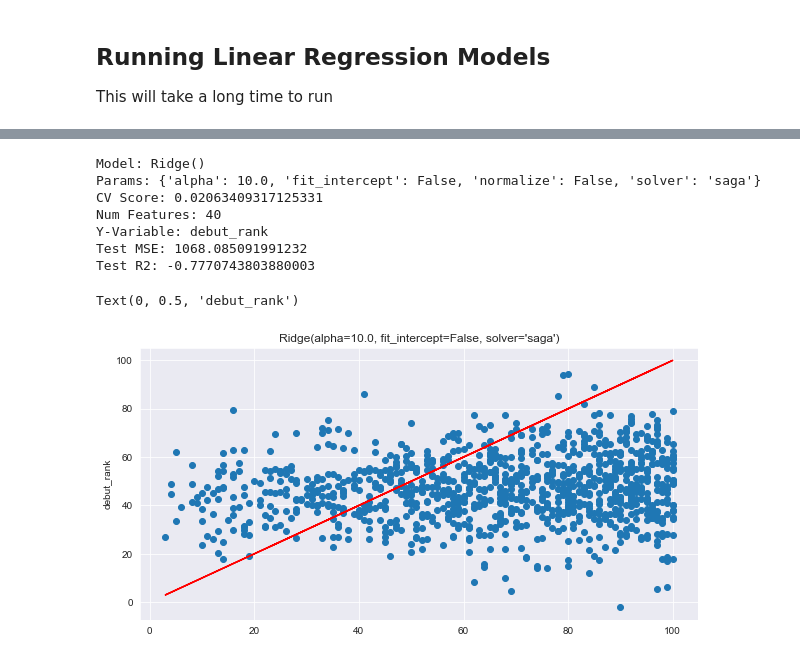
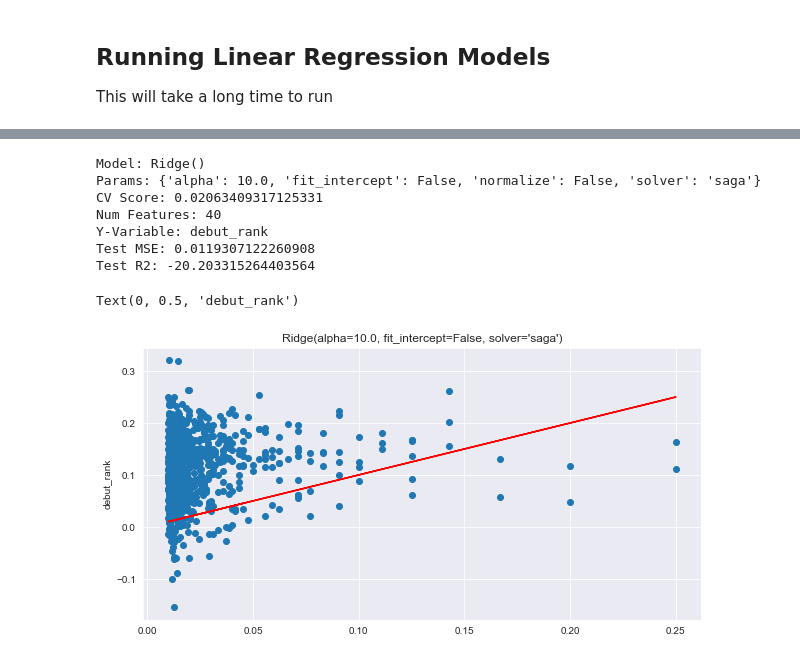
Before and after one commit to Santius0/comp-6940-project, a Jupyter notebook: notebooks/regression.ipynb, the cells around one changed output, grey strips where cells are left out. Cells and saved outputs as stored; diff of their text form; code cells hidden in the pictures.

```diff
--- a/notebooks/regression.ipynb
+++ b/notebooks/regression.ipynb
@@ -25,14 +27,14 @@ data_df = pd.read_csv("../data/data.csv")
 billboard_df = pd.read_csv("../data/billboard/hot-100_all.csv")
 pop_metrics = pd.read_csv("../data/popularity_metrics.csv")
 regression_features = pd.read_csv("./regression_features.csv")
-regression_features.drop(labels=['top_10', 'top_25', 'top_50'], axis=1, inplace=True)
+regression_features.drop(labels=['top_10', 'top_20', 'top_50'], axis=1, inplace=True)
 
 
 data_df.drop(labels='Unnamed: 0', axis=1, inplace=True)
 # mfccs = data_df.filter(regex='mfcc*')
 # data_df = data_df.filter(regex='^((?!mfcc).)*$')
 pop_metrics.drop(labels='Unnamed: 0', axis=1, inplace=True)
-pop_metrics.drop(labels=['top_10', 'top_25', 'top_50'], axis=1, inplace=True)
+pop_metrics.drop(labels=['top_10', 'top_20', 'top_50'], axis=1, inplace=True)
 # pop_metrics['avg_rank_score'] = pop_metrics['avg_rank_score'].apply(lambda x: x*100)
 # %%
 data_df
@@ -242,15 +232,15 @@ sns.displot(pop_metrics[balance_metric])
 plt.title('Imbalanced ' + balance_metric)
 plt.show()
 
-pop_metrics['score_zone'] = pop_metrics[balance_metric].apply(lambda x: 1 if x >= 0.4 else 0)
+pop_metrics['score_zone'] = pop_metrics[balance_metric].apply(lambda x: 1 if x >= 0.35 else 0)
 sns.countplot(pop_metrics['score_zone'])
 plt.show()
 hi_scores = pop_metrics[pop_metrics['score_zone'] == 1]
 lo_scores = pop_metrics[pop_metrics['score_zone'] == 0]
 
-# take a random sample of the lo scores to get an equal number of lo and hi scores
-lo_scores_sample = sample(lo_scores[balance_metric], n=len(hi_scores))
-lo_scores = pop_metrics.iloc[lo_scores_sample.index]
+
+lo_scores_sample = np.array(np.random.choice(data_df.index, len(hi_scores), replace = False))
+lo_scores = pop_metrics.iloc[lo_scores_sample]
 
 # pm and df are the balanced versions of pop_metrics and data_df
 # pm_samples = sample(pop_metrics[balance_metric], n=400)
@@ -405,6 +389,8 @@ Processed 336 models in 1589.42382979393 seconds.
 # %%
-dump(all_models, '../models/linear_regression/linear_regression_all.joblib')
-# d = load('../models/linear_regression/linear_regression_all.joblib')
+# dump(all_models, '../models/linear_regression/linear_regression_all_5.joblib')
+# dump(all_models, '../models/linear_regression/linear_regression_all_4.joblib')
+# dump(all_models, '../models/linear_regression/linear_regression_all_3.joblib')
+all_models = load('../models/linear_regression/linear_regression_all.joblib')
 
 from math import inf
 hi = -inf
@@ -418,33 +404,33 @@ for am in all_models:
 y_train = pop_metrics[best_model['y_name']].iloc[y_train_idx]
 y_test = pop_metrics[best_model['y_name']].iloc[y_test_idx]
 
 X_train = data_df[best_model['features']].iloc[X_train_idx]
 X_test = data_df[best_model['features']].iloc[X_test_idx]
 
 mdl = best_model['base'](**best_model['best_params'])
 mdl.fit(X_train, y_train)
 y_pred = mdl.predict(X_test)
 
 print(f"Model: {best_model['model']}")
 print(f"Params: {best_model['best_params']}")
 print(f"CV Score: {best_model['best_score']}")
 print(f"Num Features: {len(best_model['features'])}")
 print(f"Y-Variable: {best_model['y_name']}")
 print(f"Test MSE: {mean_squared_error(y_test, y_pred)}")
 print(f"Test R2: {r2_score(y_test, y_pred)}")
 
 fig = plt.figure(figsize=(10,5))
 plt.scatter(y_test, y_pred)
 plt.plot(y_test,y_test,'r')
 plt.title(f"{mdl}")
 plt.ylabel(best_model['y_name'])
 # %% [output]
 Model: Ridge()
 Params: {'alpha': 10.0, 'fit_intercept': False, 'normalize': False, 'solver': 'saga'}
 CV Score: 0.02063409317125331
 Num Features: 40
 Y-Variable: debut_rank
-Test MSE: 1068.085091991232
-Test R2: -0.7770743803880003
+Test MSE: 0.0119307122260908
+Test R2: -20.203315264403564
 Text(0, 0.5, 'debut_rank')
-[figure, old version]
+[figure, new version]
```
Also changed, not shown: parts of 13 cells of this notebook, 5 other files.
